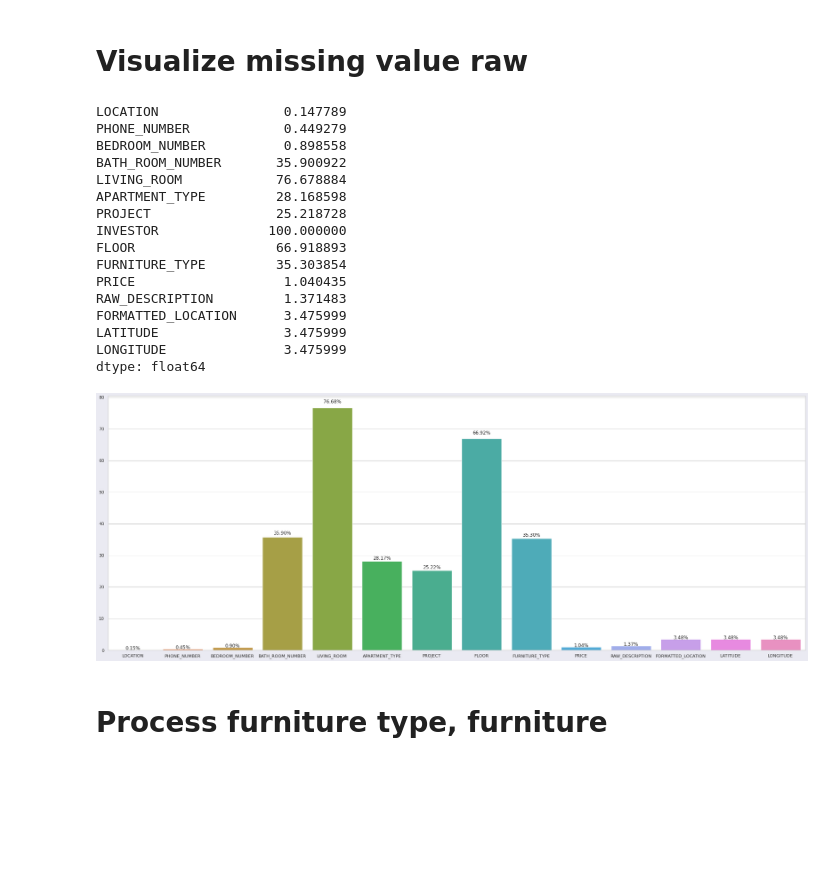
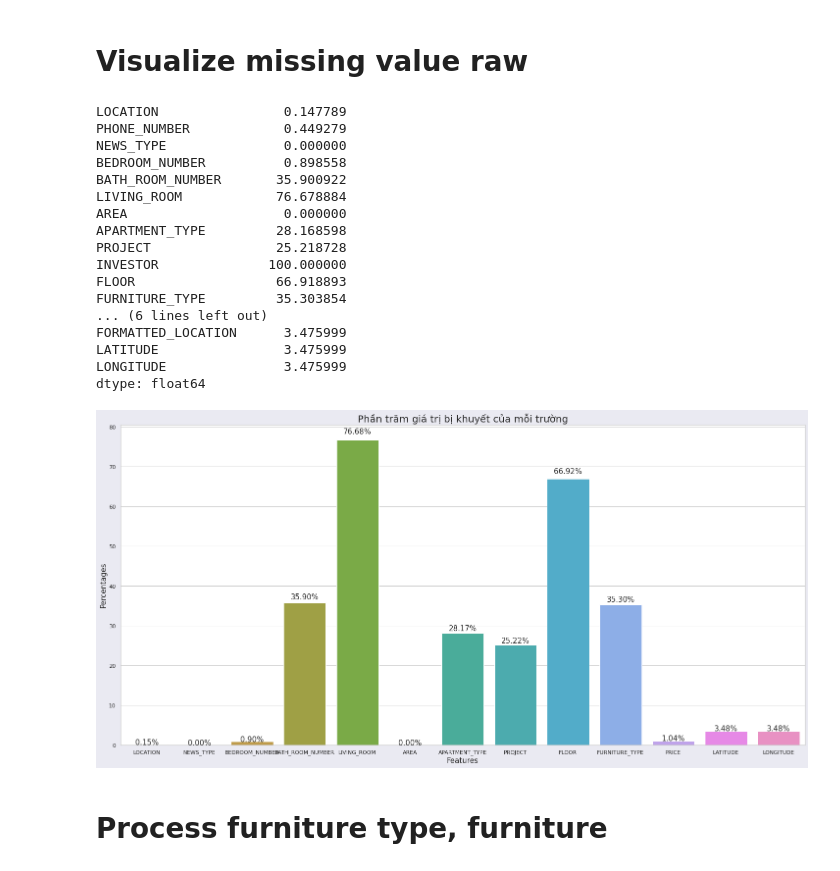
Before and after one commit to phamvanhanh6720/PredictRentedApartment, a Jupyter notebook: process_data/KHDL_visualize.ipynb, the cells around one changed output. Saved outputs shown, nothing was run; the diff lists cells and outputs as text; code cells hidden in the pictures; blank space fills up the shorter version.

Commit message:
update and comment visualization

```diff
--- a/process_data/KHDL_visualize.ipynb
+++ b/process_data/KHDL_visualize.ipynb
@@ -6,5 +8,5 @@ import seaborn as sns
 # %%
-path = '/content/integrated_data2.csv'
+path = '../table_data/integrated_data2.csv'
 df = pd.read_csv(path, index_col=0, parse_dates=True, encoding = "UTF-8")
 df.head()
 # %% [output]
@@ -39,8 +42,8 @@ memory usage: 2.8+ MB
 # Visualize missing value raw
 # %%
 def missing_percent(df):
-    nan_percent= 100*(df.isnull().sum()/len(df))
-    nan_percent= nan_percent[nan_percent>0]
+    nan_percent= 100 * (df.isnull().sum()/len(df))
+    # nan_percent= nan_percent[nan_percent>0]
     return nan_percent
 
 nan_percent= missing_percent(df)
@@ -48,16 +51,17 @@ nan_percent
 # %% [output]
 LOCATION                0.147789
 PHONE_NUMBER            0.449279
+NEWS_TYPE               0.000000
 BEDROOM_NUMBER          0.898558
 BATH_ROOM_NUMBER       35.900922
 LIVING_ROOM            76.678884
+AREA                    0.000000
 APARTMENT_TYPE         28.168598
 PROJECT                25.218728
 INVESTOR              100.000000
 FLOOR                  66.918893
 FURNITURE_TYPE         35.303854
-PRICE                   1.040435
-RAW_DESCRIPTION         1.371483
+... (6 lines left out)
 FORMATTED_LOCATION      3.475999
 LATITUDE                3.475999
 LONGITUDE               3.475999
@@ -66,21 +70,24 @@ dtype: float64
 bar_x = []
 bar_y = []
 for x in list(nan_percent.items()):
-  if x[0] != 'INVESTOR':
+  if x[0] not in ['INVESTOR', 'PHONE_NUMBER', 'RAW_DESCRIPTION', 'FORMATTED_LOCATION', 'FURNITURE', 'CONVENIENT', 'ENTITIES', 'URL']:
     bar_x.append(x[0])
     bar_y.append(x[1])
 # %%
 sns.set(style='whitegrid')
 facecolor = '#eaeaf2'
-fig, ax = plt.subplots(figsize=(32, 12), facecolor=facecolor)
+fig, ax = plt.subplots(figsize=(25, 12), facecolor=facecolor)
 ax = sns.barplot(x=bar_x, y = bar_y)
+ax.set_title('Phần trăm giá trị bị khuyết của mỗi trường', fontsize=20)
+ax.set_xlabel('Features', fontsize=15)
+ax.set_ylabel('Percentages', fontsize=15)
 for p in ax.patches:
     width = p.get_width()
     height = p.get_height()
     x, y = p.get_xy()
-    ax.annotate(f'{height:.2f}%', (x + width/2, y + height*1.02), ha='center')
+    ax.annotate(f'{height:.2f}%', (x + width/2, y + height*1.02), ha='center', fontsize=15)
 # %% [output]
-[figure, old version]
+[figure, new version]
 # %% [markdown]
 # Process furniture type, furniture
 # %%
```
Also changed, not shown: parts of 50 cells of this notebook, 2 other files.
